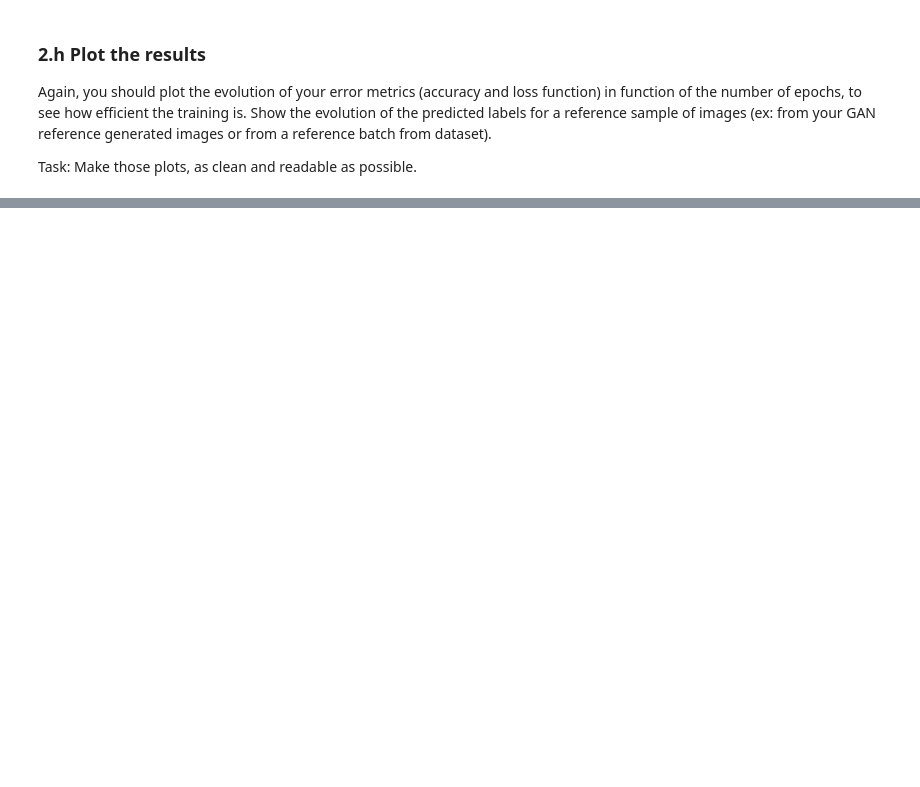
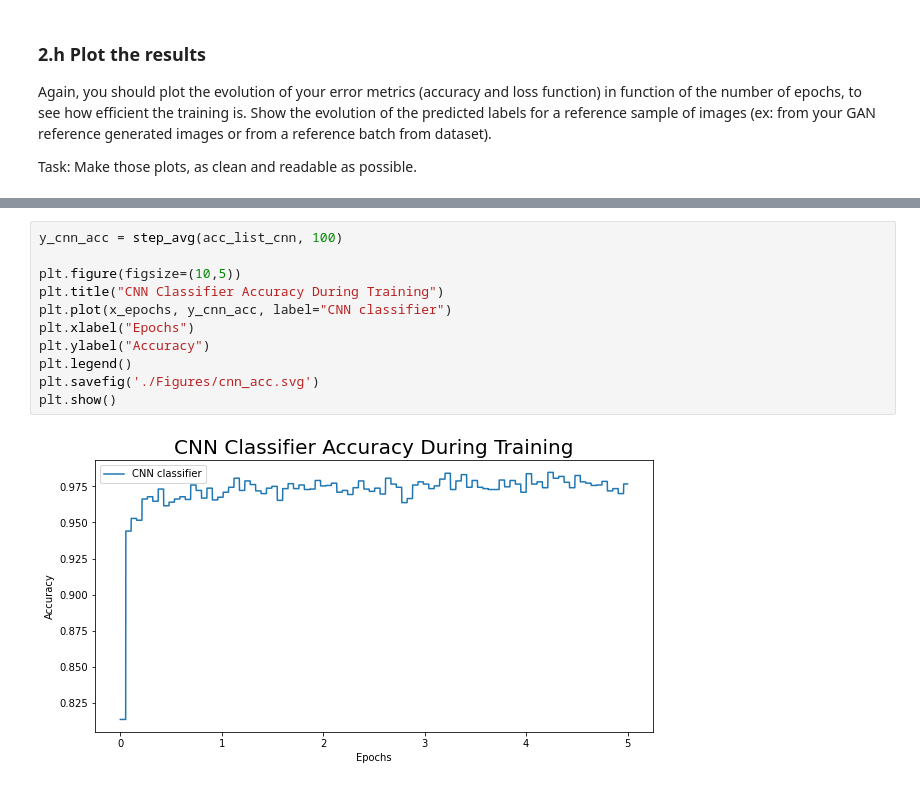
Before and after one commit to Pietro-Gavazzi/linma2472-project, a Jupyter notebook: project3/pietro.ipynb, the cells around one changed output, grey strips where cells are left out. Drawn from its saved outputs; the diff is of its cells as text; blank space fills up the shorter version.

```diff
--- a/project3/pietro.ipynb
+++ b/project3/pietro.ipynb
@@ -1084,0 +1159,13 @@ You now have operational GANs and CNNs for handwritten digits (and/or letters).
+# %%
+y_cnn_acc = step_avg(acc_list_cnn, 100)
+
+plt.figure(figsize=(10,5))
+plt.title("CNN Classifier Accuracy During Training")
+plt.plot(x_epochs, y_cnn_acc, label="CNN classifier")
+plt.xlabel("Epochs")
+plt.ylabel("Accuracy")
+plt.legend()
+plt.savefig('./Figures/cnn_acc.svg')
+plt.show()
+# %% [output]
+[figure, added]
```
Also changed, not shown: parts of 60 cells of this notebook, 23 other files.
